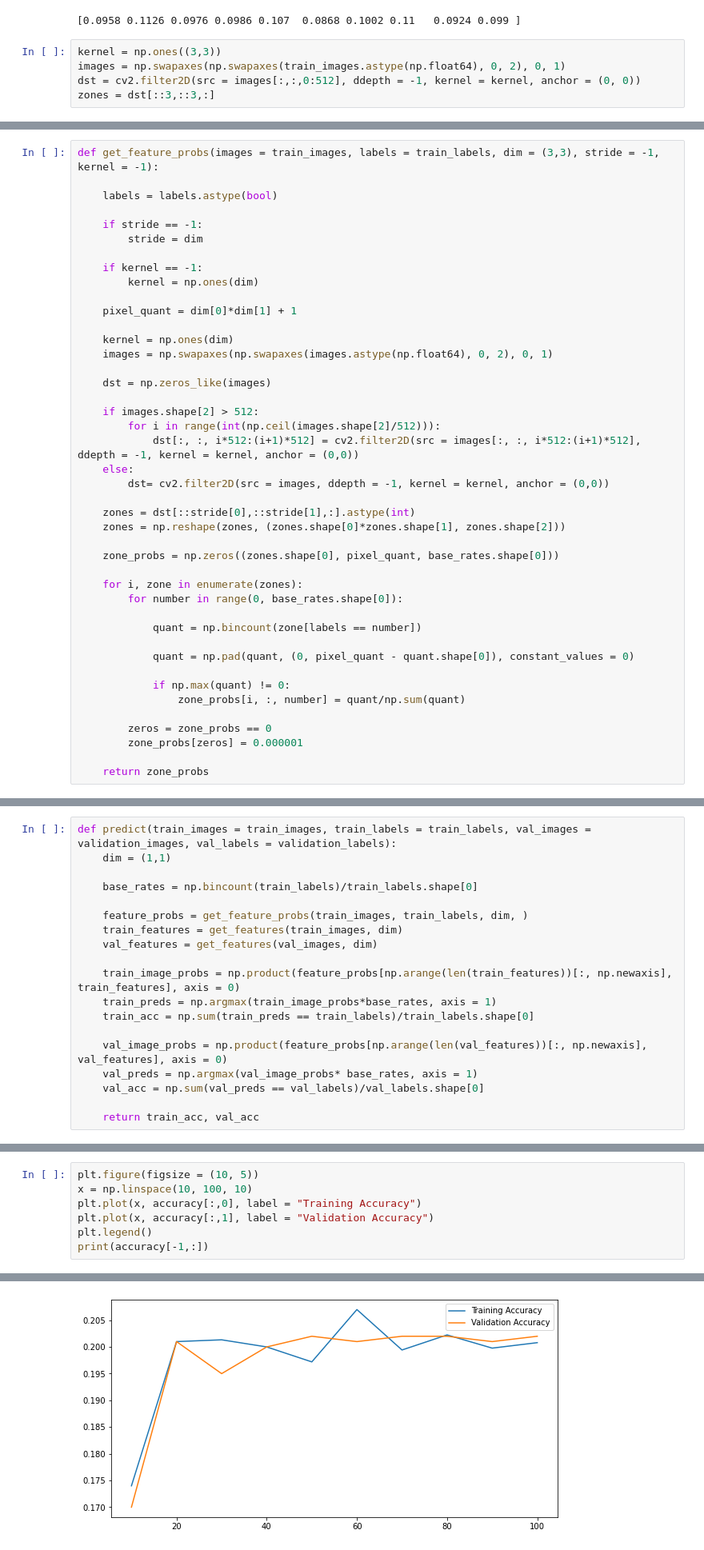
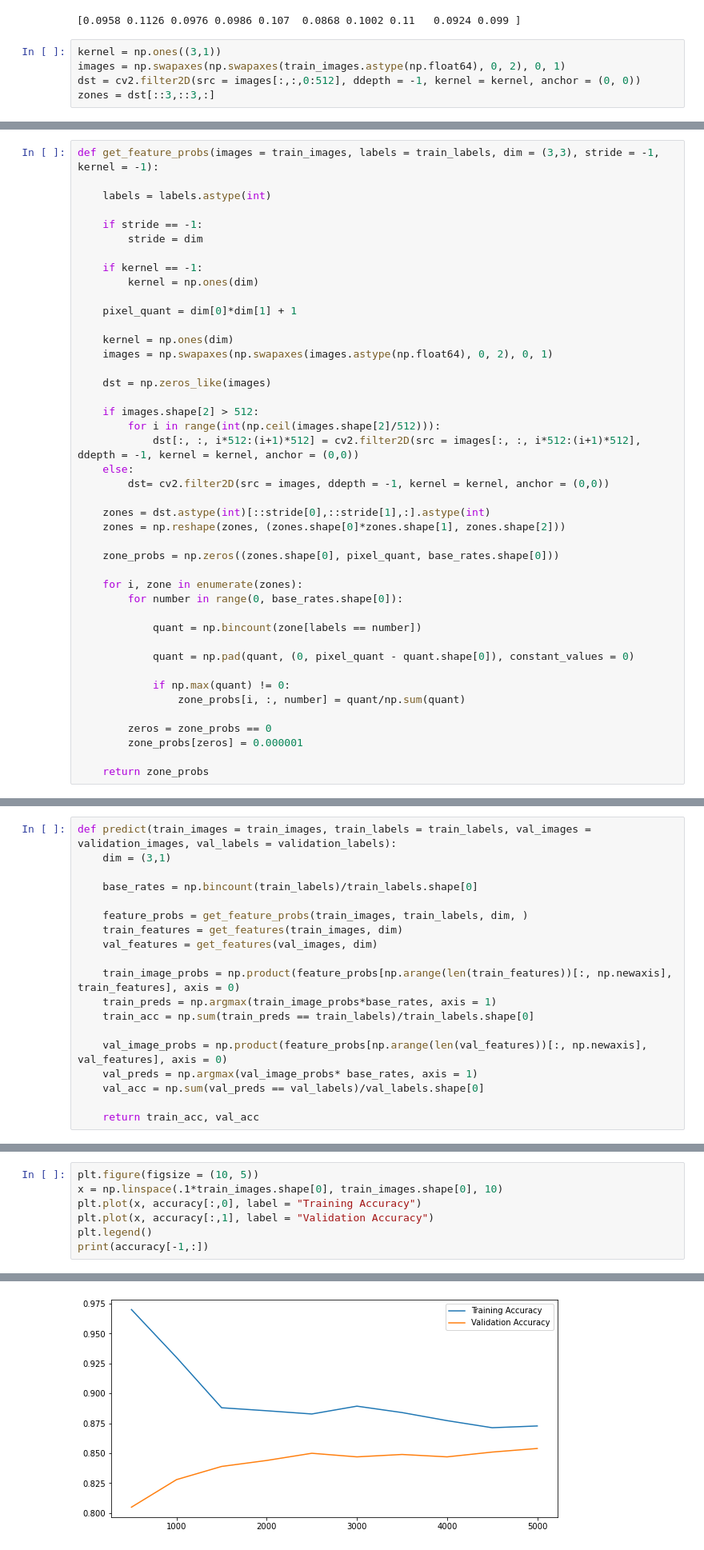
Before and after one commit to DuncanJWood/AI_face_and_digit_classification, a Jupyter notebook: Naive_Bayes_Classifier_Digits.ipynb, the cells around one changed output, grey strips where cells are left out. Shown at 80% size. Cells and saved outputs as stored; diff of their text form.

```diff
--- a/Naive_Bayes_Classifier_Digits.ipynb
+++ b/Naive_Bayes_Classifier_Digits.ipynb
@@ -13,7 +13,7 @@ print(base_rates)
 # %% [output]
 [0.0958 0.1126 0.0976 0.0986 0.107  0.0868 0.1002 0.11   0.0924 0.099 ]
 # %%
-kernel = np.ones((3,3))
+kernel = np.ones((3,1))
 images = np.swapaxes(np.swapaxes(train_images.astype(np.float64), 0, 2), 0, 1)
 dst = cv2.filter2D(src = images[:,:,0:512], ddepth = -1, kernel = kernel, anchor = (0, 0))
 zones = dst[::3,::3,:]
@@ -27,7 +32,7 @@ plt.imshow(zones[:,:,a])
 # %%
 def get_feature_probs(images = train_images, labels = train_labels, dim = (3,3), stride = -1, kernel = -1):
 
-    labels = labels.astype(bool)
+    labels = labels.astype(int)
 
     if stride == -1:
         stride = dim
@@ -48,7 +53,7 @@ def get_feature_probs(images = train_images, labels = train_labels, dim = (3,3),
     else:
         dst= cv2.filter2D(src = images, ddepth = -1, kernel = kernel, anchor = (0,0))
 
-    zones = dst[::stride[0],::stride[1],:].astype(int)
+    zones = dst.astype(int)[::stride[0],::stride[1],:].astype(int)
     zones = np.reshape(zones, (zones.shape[0]*zones.shape[1], zones.shape[2]))
 
     zone_probs = np.zeros((zones.shape[0], pixel_quant, base_rates.shape[0]))
@@ -135,7 +97,7 @@ def get_features(images = train_images, dim = (3,3), stride = -1, kernel = -1):
     return zones
 # %%
 def predict(train_images = train_images, train_labels = train_labels, val_images = validation_images, val_labels = validation_labels):
-    dim = (1,1)
+    dim = (3,1)
 
     base_rates = np.bincount(train_labels)/train_labels.shape[0]
 
@@ -166,6 +128,6 @@ print(accuracy[-1,:])
 # %%
 plt.figure(figsize = (10, 5))
-x = np.linspace(10, 100, 10)
+x = np.linspace(.1*train_images.shape[0], train_images.shape[0], 10)
 plt.plot(x, accuracy[:,0], label = "Training Accuracy")
 plt.plot(x, accuracy[:,1], label = "Validation Accuracy")
 plt.legend()
@@ -175 +137 @@ print(accuracy[-1,:])
-[figure, old version]
+[figure, new version]
```
Also changed, not shown: parts of 4 cells of this notebook, 1 other file.
